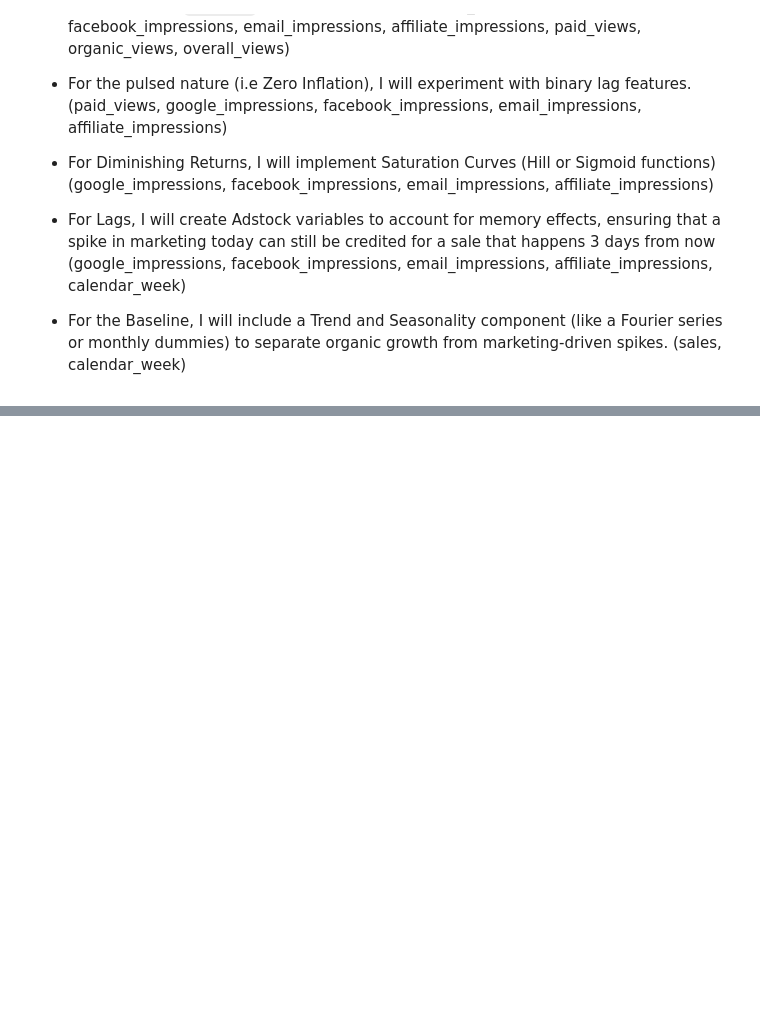
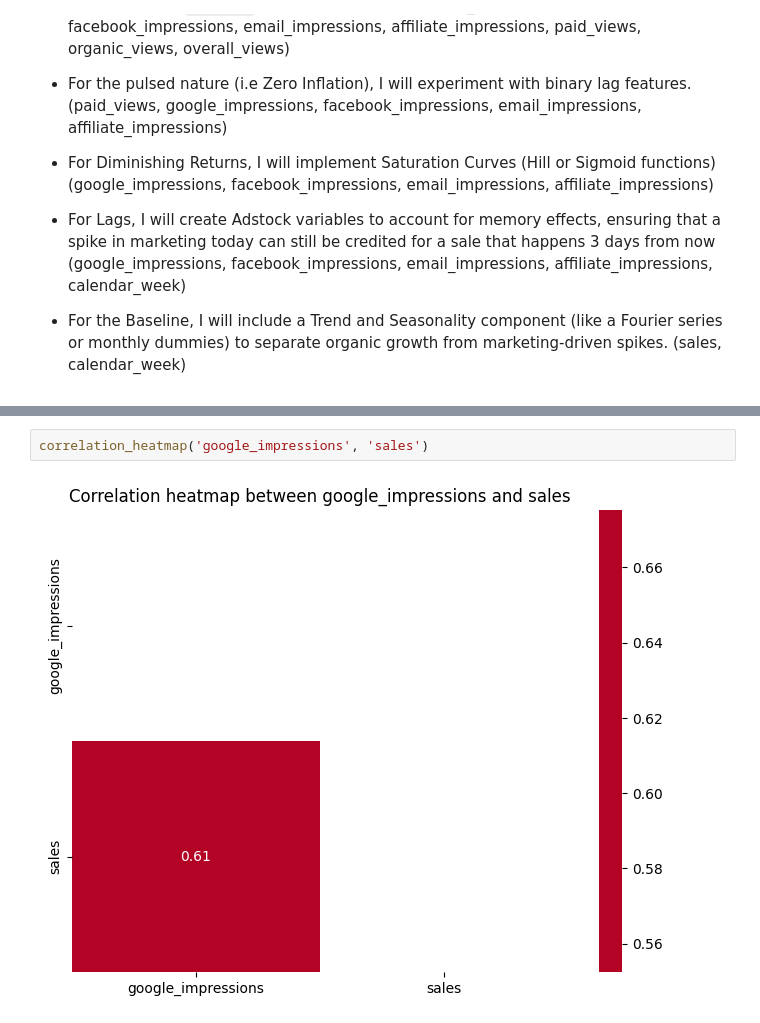
Before and after one commit to N-anle/Marketing-Mix-Modelling, a Jupyter notebook: notebooks/notebook.ipynb, the cells around one changed output, grey strips where cells are left out. Cells and saved outputs as stored; diff of their text form; blank space fills up the shorter version.

```diff
--- a/notebooks/notebook.ipynb
+++ b/notebooks/notebook.ipynb
@@ -228,0 +297,4 @@ This indicates that activity is pulsed rather than always on, with strategic mar
+# %%
+correlation_heatmap('google_impressions', 'sales')
+# %% [output]
+[figure, added]
```
Also changed, not shown: parts of 12 cells of this notebook.
